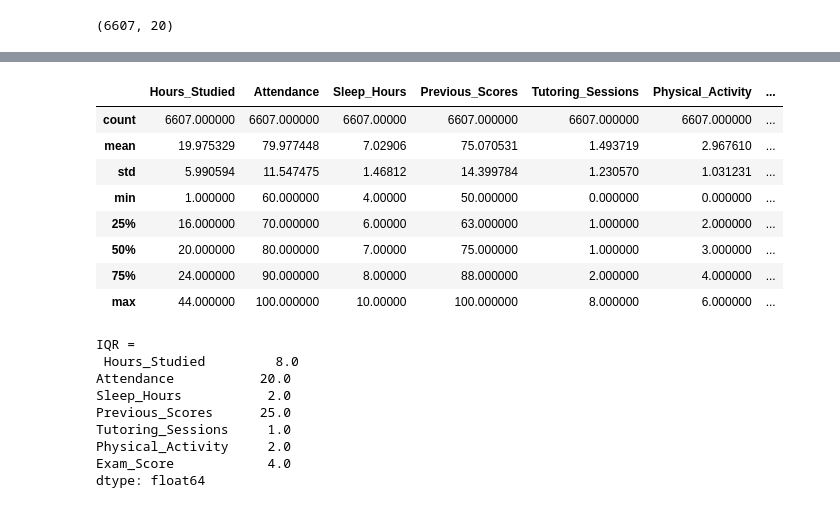
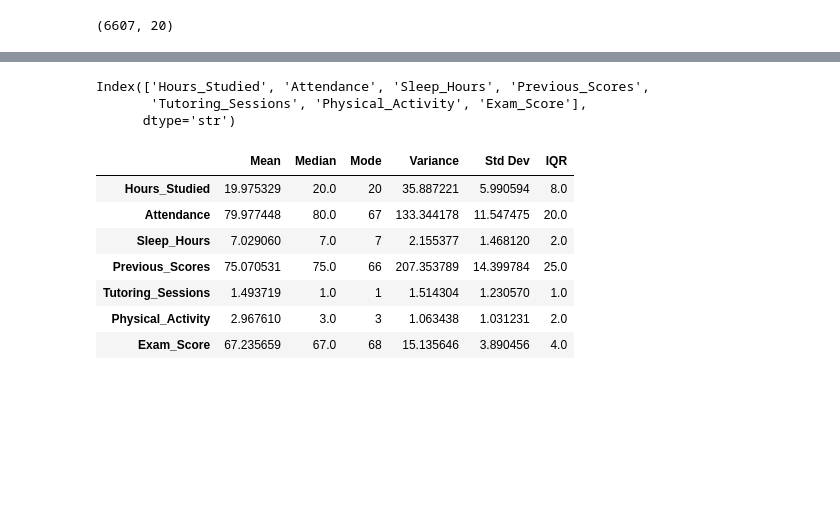
Before and after one commit to minSara02-FromTheStart/CSE303_Project_, a Jupyter notebook: StudentPerformanceFactors.ipynb, the cells around one changed output, grey strips where cells are left out. Drawn from its saved outputs; the diff is of its cells as text; code cells hidden in the pictures; blank space fills up the shorter version.

```diff
--- a/StudentPerformanceFactors.ipynb
+++ b/StudentPerformanceFactors.ipynb
@@ -41,31 +46,28 @@ dtype: object
-# %%
-data.describe()
-# %% [output]
-|  | Hours_Studied | Attendance | Sleep_Hours | Previous_Scores | Tutoring_Sessions | Physical_Activity | ... |
-| count | 6607.000000 | 6607.000000 | 6607.00000 | 6607.000000 | 6607.000000 | 6607.000000 | ... |
-| mean | 19.975329 | 79.977448 | 7.02906 | 75.070531 | 1.493719 | 2.967610 | ... |
-| std | 5.990594 | 11.547475 | 1.46812 | 14.399784 | 1.230570 | 1.031231 | ... |
-| min | 1.000000 | 60.000000 | 4.00000 | 50.000000 | 0.000000 | 0.000000 | ... |
-| 25% | 16.000000 | 70.000000 | 6.00000 | 63.000000 | 1.000000 | 2.000000 | ... |
-| 50% | 20.000000 | 80.000000 | 7.00000 | 75.000000 | 1.000000 | 3.000000 | ... |
-| 75% | 24.000000 | 90.000000 | 8.00000 | 88.000000 | 2.000000 | 4.000000 | ... |
-| max | 44.000000 | 100.000000 | 10.00000 | 100.000000 | 8.000000 | 6.000000 | ... |
-# %%
-numerical_data = data.select_dtypes(include=['int64','float'])
-
-Q1 = numerical_data.quantile(0.25)
-Q3 = numerical_data.quantile(0.75)
-IQR = Q3 - Q1
-
-print("IQR =\n",IQR)
-# %% [output]
-IQR =
- Hours_Studied         8.0
-Attendance           20.0
-Sleep_Hours           2.0
-Previous_Scores      25.0
-Tutoring_Sessions     1.0
-Physical_Activity     2.0
-Exam_Score            4.0
-dtype: float64
+# %%
+num_cols = df.select_dtypes(include=['int64','float64']).columns
+num_cols
+# %% [output]
+Index(['Hours_Studied', 'Attendance', 'Sleep_Hours', 'Previous_Scores',
+       'Tutoring_Sessions', 'Physical_Activity', 'Exam_Score'],
+      dtype='str')
+# %%
+stats = pd.DataFrame({
+    "Mean": df[num_cols].mean(),
+    "Median": df[num_cols].median(),
+    "Mode": df[num_cols].mode().iloc[0],
+    "Variance": df[num_cols].var(),
+    "Std Dev": df[num_cols].std(),
+    "IQR": df[num_cols].quantile(0.75) - df[num_cols].quantile(0.25)
+})
+
+stats
+# %% [output]
+|  | Mean | Median | Mode | Variance | Std Dev | IQR |
+| Hours_Studied | 19.975329 | 20.0 | 20 | 35.887221 | 5.990594 | 8.0 |
+| Attendance | 79.977448 | 80.0 | 67 | 133.344178 | 11.547475 | 20.0 |
+| Sleep_Hours | 7.029060 | 7.0 | 7 | 2.155377 | 1.468120 | 2.0 |
+| Previous_Scores | 75.070531 | 75.0 | 66 | 207.353789 | 14.399784 | 25.0 |
+| Tutoring_Sessions | 1.493719 | 1.0 | 1 | 1.514304 | 1.230570 | 1.0 |
+| Physical_Activity | 2.967610 | 3.0 | 3 | 1.063438 | 1.031231 | 2.0 |
+| Exam_Score | 67.235659 | 67.0 | 68 | 15.135646 | 3.890456 | 4.0 |
 # %%
```
Also changed, not shown: parts of 11 cells of this notebook.
